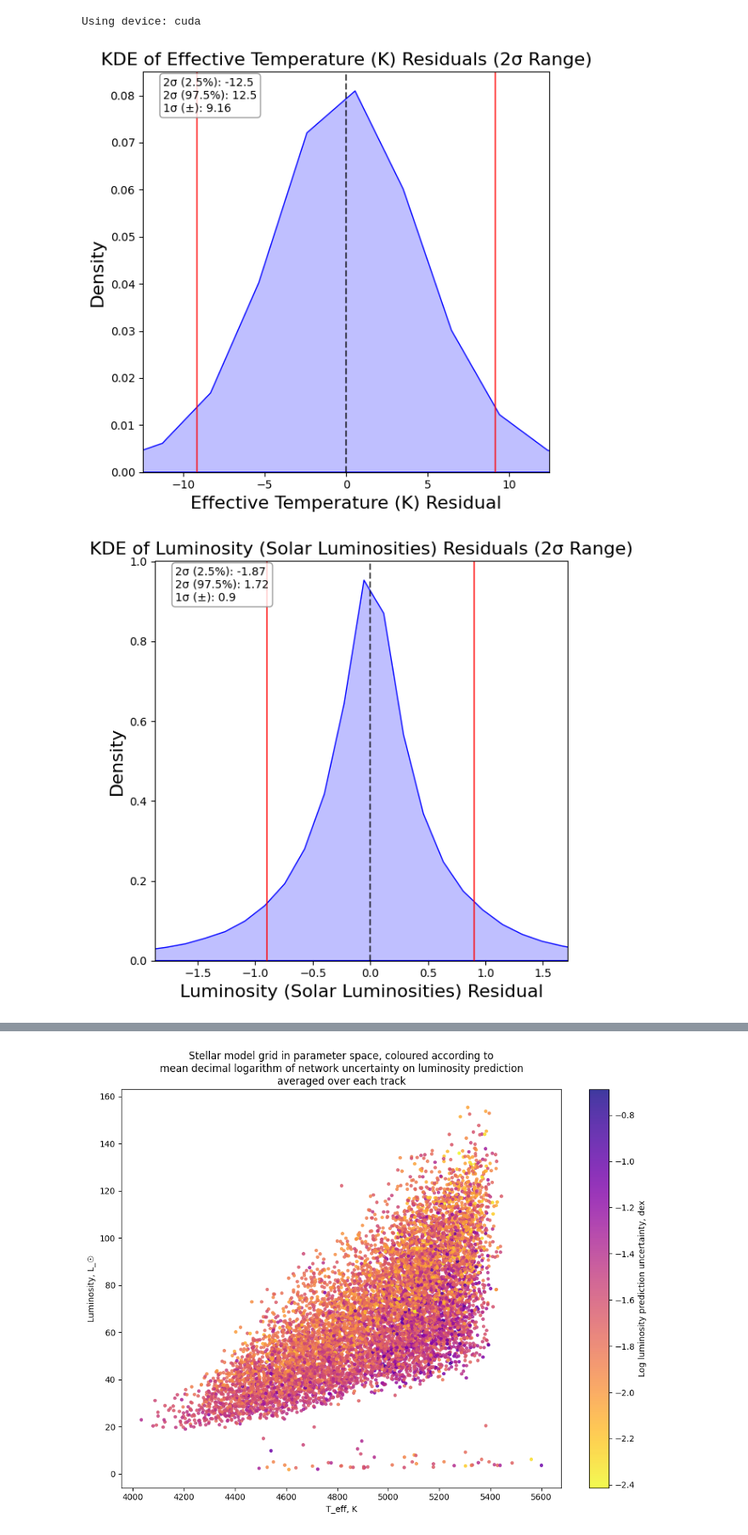
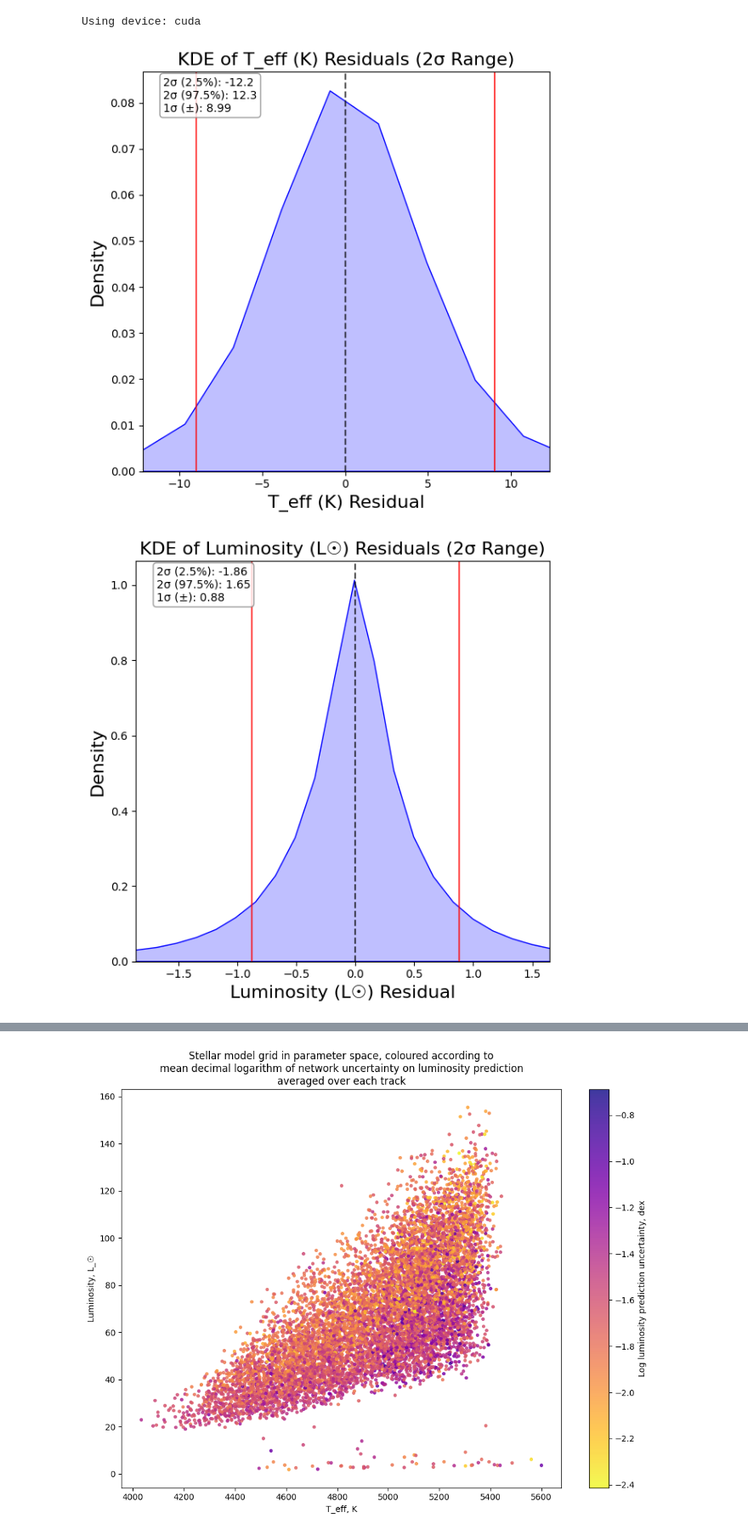
Before and after one commit to ruddock321/y4project, a Jupyter notebook: Neural_Network/GARSTEC_Emulator/GarstecModel_V14/V14ResidualPlot.ipynb, the cells around one changed output, grey strips where cells are left out. Shown at 85% size. Saved outputs shown, nothing was run; the diff lists cells and outputs as text; code cells hidden in the pictures.

```diff
--- a/Neural_Network/GARSTEC_Emulator/GarstecModel_V14/V14ResidualPlot.ipynb
+++ b/Neural_Network/GARSTEC_Emulator/GarstecModel_V14/V14ResidualPlot.ipynb
@@ -13,7 +13,7 @@ from pytorch_lightning import LightningModule
 from sklearn.model_selection import train_test_split
 # %%
 # Path setup
-model_path = "best_model_v14-MSE---epoch=24055-val_loss=0.00024983.ckpt"
+model_path = "best_model_v14-MSE---epoch=26158-val_loss=0.00023963.ckpt"
 garstec_data = r'C:\Users\kiena\Documents\YEAR 4\PROJECT\Data\Garstec_AS09_chiara.hdf5'
 save_dir = r'C:\Users\kiena\Python Project\Year4Project\dev\GarstecModel_V9'
 os.makedirs(save_dir, exist_ok=True)
@@ -234,7 +481,7 @@ Using device: cuda
 # %%
 def individual_kde_plots():
     # Define parameter names for each column of normal_residuals
-    names = ["Effective Temperature (K)", "Luminosity (Solar Luminosities)", "Δν", "ν_max", "[Fe/H]"]
+    names = ["T_eff (K)", "Luminosity (L☉)", "Δν (μHz)", "ν_max (μHz)", "[Fe/H] (dex)"]
 
     # Iterate through each parameter
     for i, name in enumerate(names):
@@ -257,32 +504,32 @@ def individual_kde_plots():
         plt.axvline(x=0, color='black', linestyle='--', alpha=0.7)
 
         # Add lines for ±1 standard deviation
         plt.axvline(x=std_dev, color='red', linestyle='-', alpha=0.7)
         plt.axvline(x=-std_dev, color='red', linestyle='-', alpha=0.7)
 
         # Set x-axis limits to show 2-sigma range
         plt.xlim(lower_bound, upper_bound)
 
         # Add title and labels
         plt.title(f'KDE of {name} Residuals (2σ Range)', fontsize=16)
         plt.xlabel(f'{name} Residual', fontsize=16)
         plt.ylabel('Density', fontsize=16)
 
         # Function to format numbers with 3 significant figures
         def format_sig_figs(x, sig_figs=3):
             return f"{x:.{sig_figs}g}"
 
         # Display percentile and standard deviation values in a text box with 3 significant figures
         plt.annotate(f'2σ (2.5%): {format_sig_figs(lower_bound)}\n'
                      f'2σ (97.5%): {format_sig_figs(upper_bound)}\n'
                      f'1σ (±): {format_sig_figs(std_dev)}',
                     xy=(0.05, 0.9), xycoords='axes fraction',
                     bbox=dict(boxstyle="round,pad=0.3", fc="white", ec="gray", alpha=0.8))
 
         plt.tight_layout()
         plt.show()
 
 individual_kde_plots()
 # %% [output]
-[figure, old version]
+[figure, new version]
-[figure, old version]
+[figure, new version]
```
Also changed, not shown: parts of 5 cells of this notebook, 4 other files.
